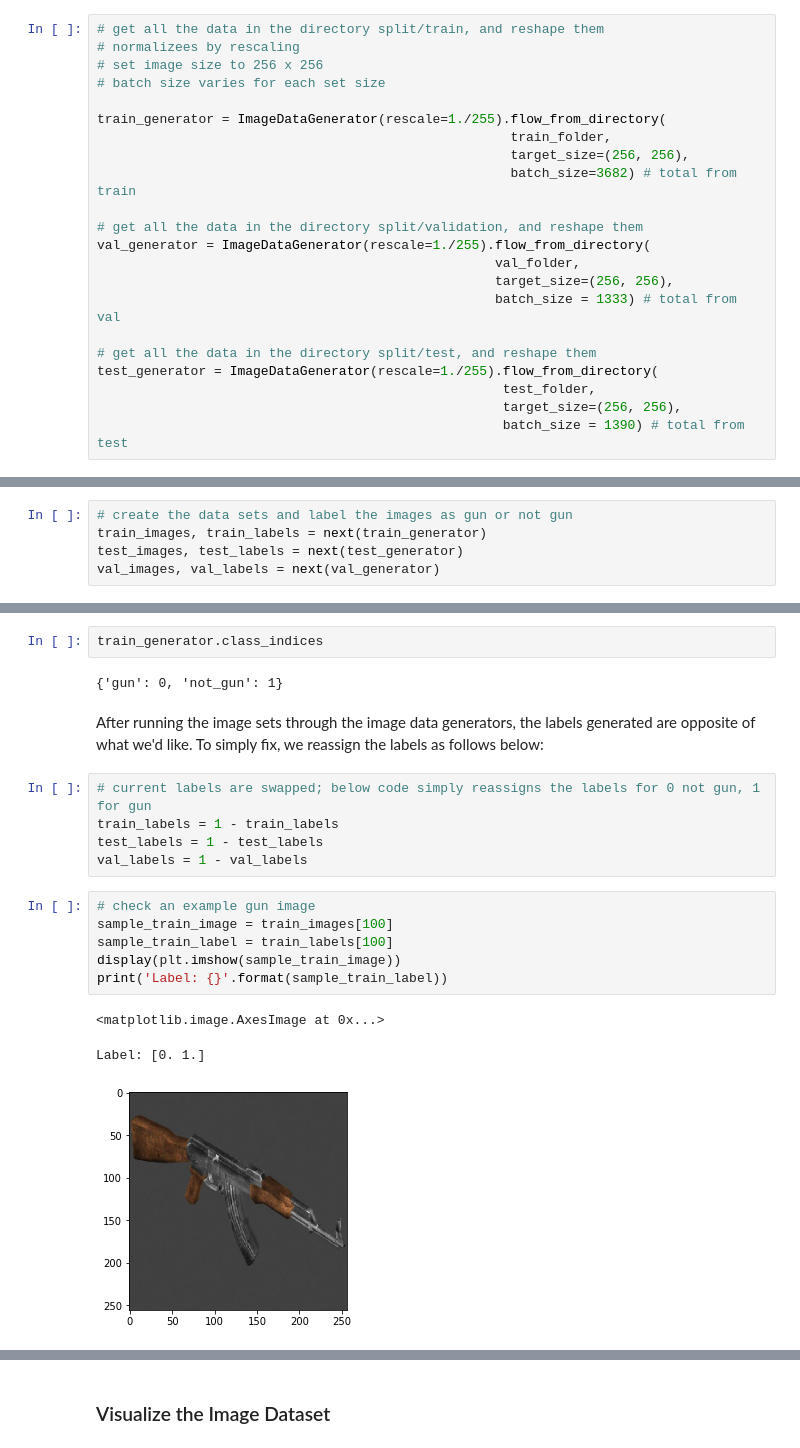
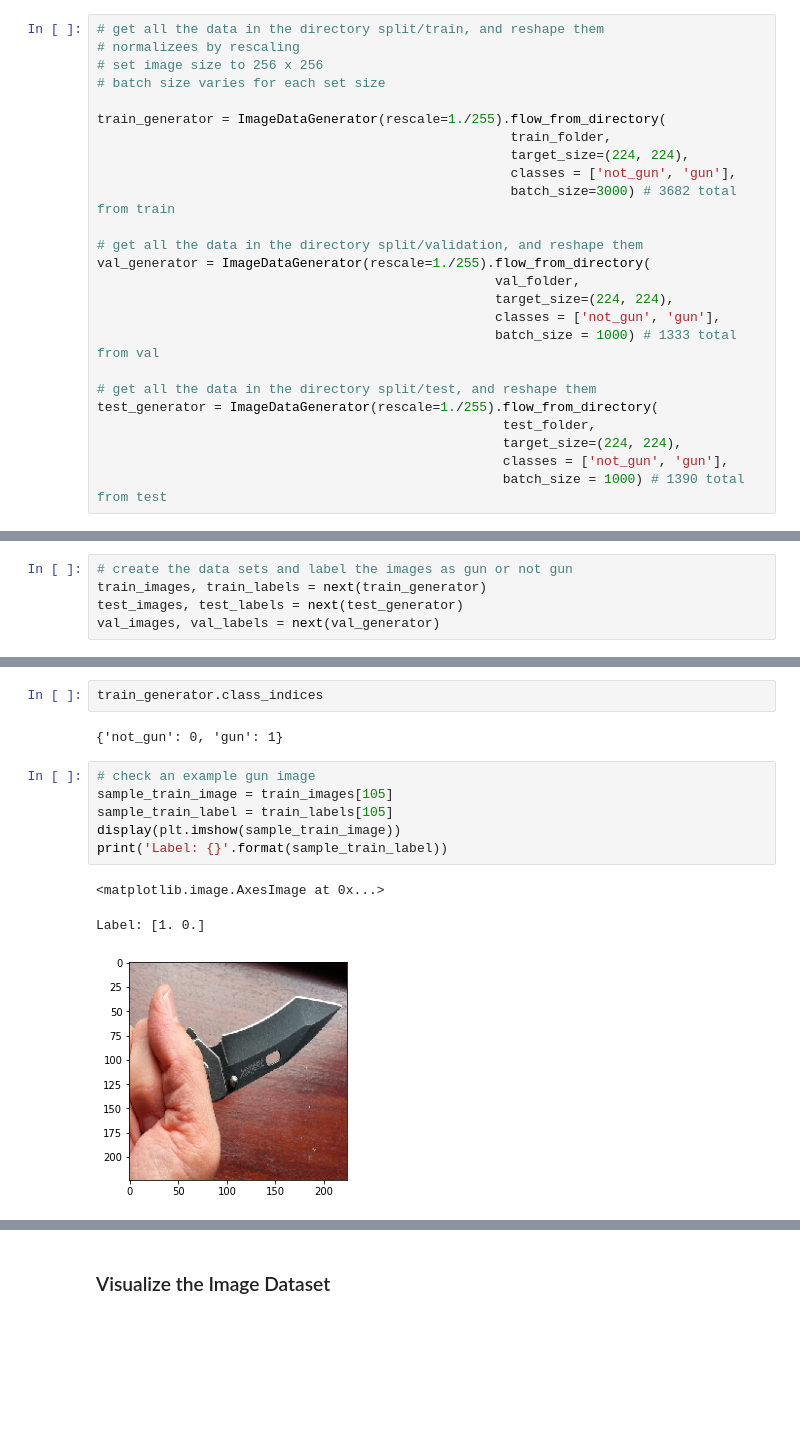
Before and after one commit to eric8395/Gun-Image-Classification, a Jupyter notebook: EA Folder/Image Classification - Binary.ipynb, the cells around one changed output, grey strips where cells are left out. Saved outputs shown, nothing was run; the diff lists cells and outputs as text; blank space fills up the shorter version.

Commit message:
ran the baseline and CNN model, added images folder for presentation

```diff
--- a/EA Folder/Image Classification - Binary.ipynb
+++ b/EA Folder/Image Classification - Binary.ipynb
@@ -177,20 +178,23 @@ There are 450 not gun images in the test set
 
 train_generator = ImageDataGenerator(rescale=1./255).flow_from_directory(
                                                      train_folder,
-                                                     target_size=(256, 256),
-                                                     batch_size=3682) # total from train
+                                                     target_size=(224, 224),
+                                                     classes = ['not_gun', 'gun'],
+                                                     batch_size=3000) # 3682 total from train
 
 # get all the data in the directory split/validation, and reshape them
 val_generator = ImageDataGenerator(rescale=1./255).flow_from_directory(
                                                    val_folder,
-                                                   target_size=(256, 256),
-                                                   batch_size = 1333) # total from val
+                                                   target_size=(224, 224),
+                                                   classes = ['not_gun', 'gun'],
+                                                   batch_size = 1000) # 1333 total from val
 
 # get all the data in the directory split/test, and reshape them
 test_generator = ImageDataGenerator(rescale=1./255).flow_from_directory(
                                                     test_folder,
-                                                    target_size=(256, 256),
-                                                    batch_size = 1390) # total from test
+                                                    target_size=(224, 224),
+                                                    classes = ['not_gun', 'gun'],
+                                                    batch_size = 1000) # 1390 total from test
 # %% [output]
 Found 3682 images belonging to 2 classes.
 Found 1333 images belonging to 2 classes.
@@ -219,23 +223,16 @@ array([[1., 0.],
 # %%
 train_generator.class_indices
 # %% [output]
-{'gun': 0, 'not_gun': 1}
+{'not_gun': 0, 'gun': 1}
-# %% [markdown]
-After running the image sets through the image data generators, the labels generated are opposite of what we'd like. To simply fix, we reassign the labels as follows below:
-# %%
-# current labels are swapped; below code simply reassigns the labels for 0 not gun, 1 for gun
-train_labels = 1 - train_labels
-test_labels = 1 - test_labels
-val_labels = 1 - val_labels
 # %%
 # check an example gun image
-sample_train_image = train_images[100]
-sample_train_label = train_labels[100]
+sample_train_image = train_images[105]
+sample_train_label = train_labels[105]
 display(plt.imshow(sample_train_image))
 print('Label: {}'.format(sample_train_label))
 # %% [output]
 <matplotlib.image.AxesImage at 0x...>
-Label: [0. 1.]
+Label: [1. 0.]
-[figure, old version]
+[figure, new version]
 # %%
 # check an example not gun image
```
Also changed, not shown: parts of 42 cells of this notebook, 2 other files.
